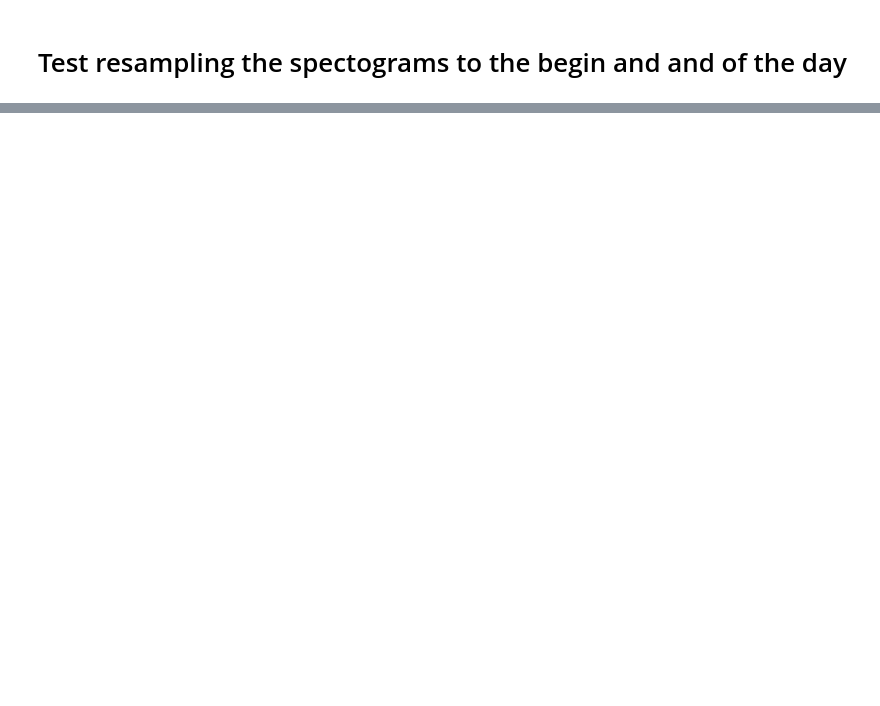
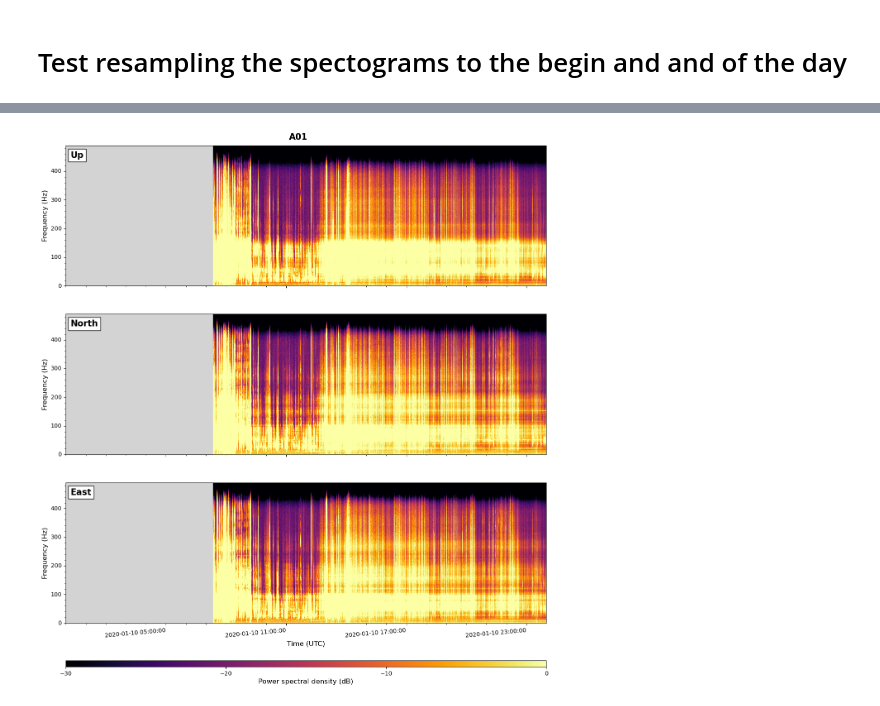
Before and after one commit to SerpRateAI/oman_microearthquakes, a Jupyter notebook: test_resampling_spectrograms.ipynb, the cells around one changed output, grey strips where cells are left out. Saved outputs shown, nothing was run; the diff lists cells and outputs as text; code cells hidden in the pictures; blank space fills up the shorter version.

Commit message:
Fixed the bugs in the codes for resampling the geophone spectrograms in time. Also modified the codes for computing them.

```diff
--- a/test_resampling_spectrograms.ipynb
+++ b/test_resampling_spectrograms.ipynb
@@ -42,3 +73,5 @@ stream_spec, stream_spec_ds = get_daily_geo_spectrograms(stream_day, window_leng
 # %%
 # Plot the spectrograms
-fig, axes, cbar = plot_geo_stft_spectrograms(stream_spec, date_format = "%Y-%m-%d %H:%M:%S", major_time_spacing = "6h", minor_time_spacing = "1h", time_tick_rotation = 5.0)
+fig, axes, cbar = plot_geo_stft_spectrograms(stream_spec_ds, date_format = "%Y-%m-%d %H:%M:%S", major_time_spacing = "6h", minor_time_spacing = "1h", time_tick_rotation = 5.0)
+# %% [output]
+[figure, added]
```
Also changed, not shown: parts of 4 cells of this notebook, 3 other files.
